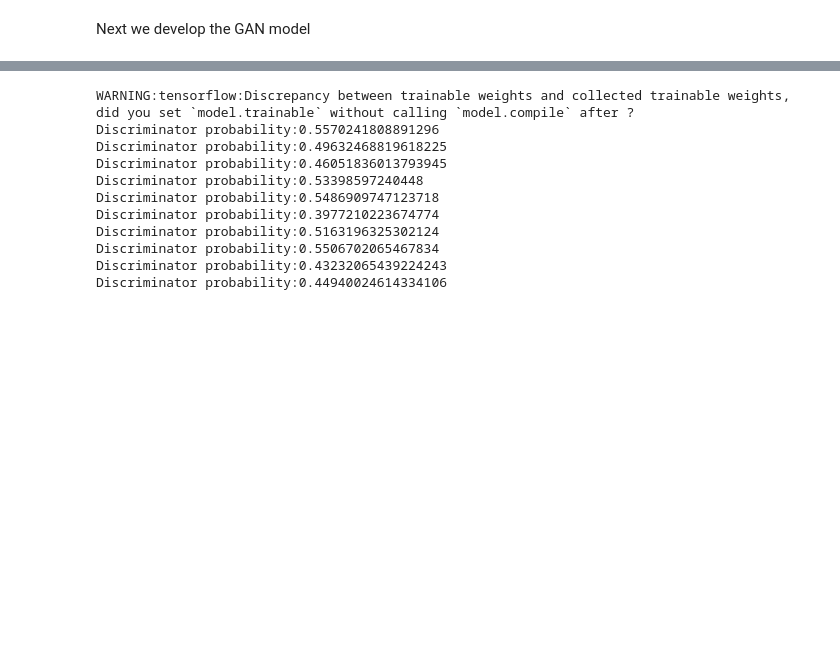
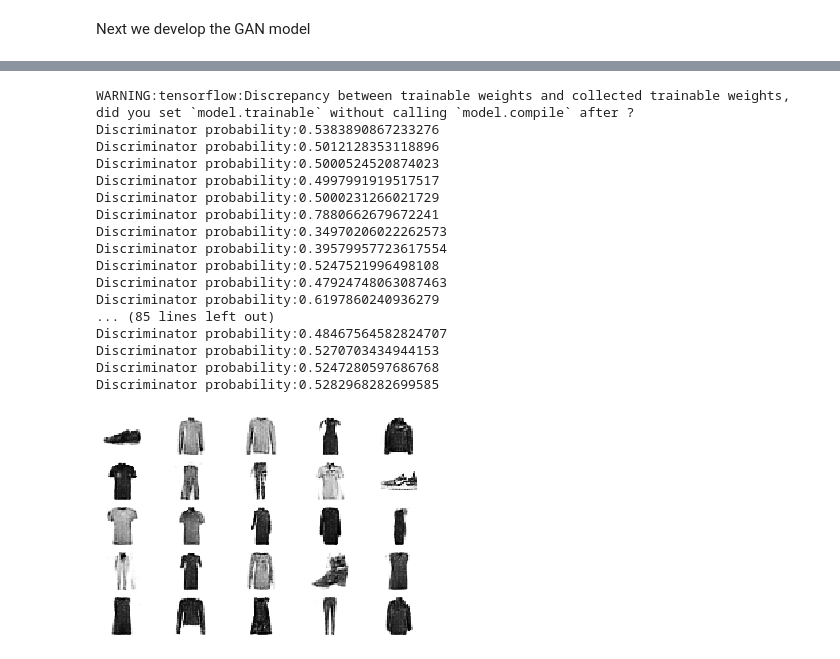
Before and after one commit to PacktWorkshops/The-Deep-Learning-Workshop, a Jupyter notebook: Chapter07/Activity7.01/Activity7.01.ipynb, the cells around one changed output, grey strips where cells are left out. Cells and saved outputs as stored; diff of their text form; code cells hidden in the pictures; blank space fills up the shorter version.

```diff
--- a/Chapter07/Activity7.01/Activity7.01.ipynb
+++ b/Chapter07/Activity7.01/Activity7.01.ipynb
@@ -116,13 +115,15 @@ plt.imshow(fake[1, :, :, 0], cmap='gray_r')
 # Descriminator model as a function
 def discModel():
     Discmodel = Sequential()
-    Discmodel.add(Conv2D(64,kernel_size=(3,3),strides=(2,2),padding='same',input_shape=(28,28,1)))
+    Discmodel.add(Conv2D(32,kernel_size=(5,5),strides=(2,2),padding='same',input_shape=(28,28,1)))
     Discmodel.add(LeakyReLU(0.2))
-    Discmodel.add(Dropout(0.4))
-    Discmodel.add(Conv2D(64, kernel_size=(3,3), strides=(2, 2), padding='same'))
+    # second layer of convolutions
+    Discmodel.add(Conv2D(64, kernel_size=(5,5), strides=(2, 2), padding='same'))
     Discmodel.add(LeakyReLU(0.2))
-    Discmodel.add(Dropout(0.4))
+    # Fully connected layers
     Discmodel.add(Flatten())
+    Discmodel.add(Dense(512))
+    Discmodel.add(LeakyReLU(0.2))
     Discmodel.add(Dense(1, activation='sigmoid'))
     Discmodel.compile(loss='binary_crossentropy', optimizer=Adam(lr=0.0002, beta_1=0.5),metrics=['accuracy'])
     return Discmodel
@@ -183,7 +184,7 @@ Non-trainable params: 40,705
 _________________________________________________________________
 # %%
 # Defining the number of epochs
-nEpochs = 100
+nEpochs = 5000
 # %%
 # Train the GAN network
 for i in range(nEpochs):
@@ -206,7 +207,7 @@ for i in range(nEpochs):
     # Update the generator model through the discriminator model
     gan_model.train_on_batch(x_gan, y_gan)
     # Print the accuracy measures on the real and fake data for every 10 epochs
-    if (i) % 10 == 0:
+    if (i) % 50 == 0:
         # Printing the descriminator loss and accuracy
         x_real_test = realData(10)
         x_fake_test = fakedataGenerator(Genmodel,10,infeats)
@@ -223,19 +224,38 @@ for i in range(nEpochs):
         # Saving the plots
         for j in range(5*5):
             pyplot.subplot(5,5,j+1)
+            # turn off axis
+            pyplot.axis('off')
             pyplot.imshow(x_fake[j,:,:,0],cmap='gray_r')
-        filename = 'GAN_MNIST_Fashion_Training_Plot%03d.png' % (i+200)
+        filename = 'output/Activity7.01_GAN_MNIST_Fashion_Training_Plot%03d.png' % (i)
         pyplot.savefig(filename)
         pyplot.close()
 # %% [output]
 WARNING:tensorflow:Discrepancy between trainable weights and collected trainable weights, did you set `model.trainable` without calling `model.compile` after ?
-Discriminator probability:0.5570241808891296
-Discriminator probability:0.49632468819618225
-Discriminator probability:0.46051836013793945
-Discriminator probability:0.53398597240448
-Discriminator probability:0.5486909747123718
-Discriminator probability:0.3977210223674774
-Discriminator probability:0.5163196325302124
-Discriminator probability:0.5506702065467834
-Discriminator probability:0.43232065439224243
-Discriminator probability:0.44940024614334106
+Discriminator probability:0.5383890867233276
+Discriminator probability:0.5012128353118896
+Discriminator probability:0.5000524520874023
+Discriminator probability:0.4997991919517517
+Discriminator probability:0.5000231266021729
+Discriminator probability:0.7880662679672241
+Discriminator probability:0.34970206022262573
+Discriminator probability:0.39579957723617554
+Discriminator probability:0.5247521996498108
+Discriminator probability:0.47924748063087463
+Discriminator probability:0.6197860240936279
+... (85 lines left out)
+Discriminator probability:0.48467564582824707
+Discriminator probability:0.5270703434944153
+Discriminator probability:0.5247280597686768
+Discriminator probability:0.5282968282699585
+# %%
+# Images generated after training
+x_fake = fakedataGenerator(Genmodel,25,infeats)
+# Saving the plots
+for j in range(5*5):
+    pyplot.subplot(5,5,j+1)
+    # turn off axis
+    pyplot.axis('off')
+    pyplot.imshow(x_fake[j,:,:,0],cmap='gray_r')
+# %% [output]
+[figure, added]
```
Also changed, not shown: parts of 11 cells of this notebook, 8 other files.
